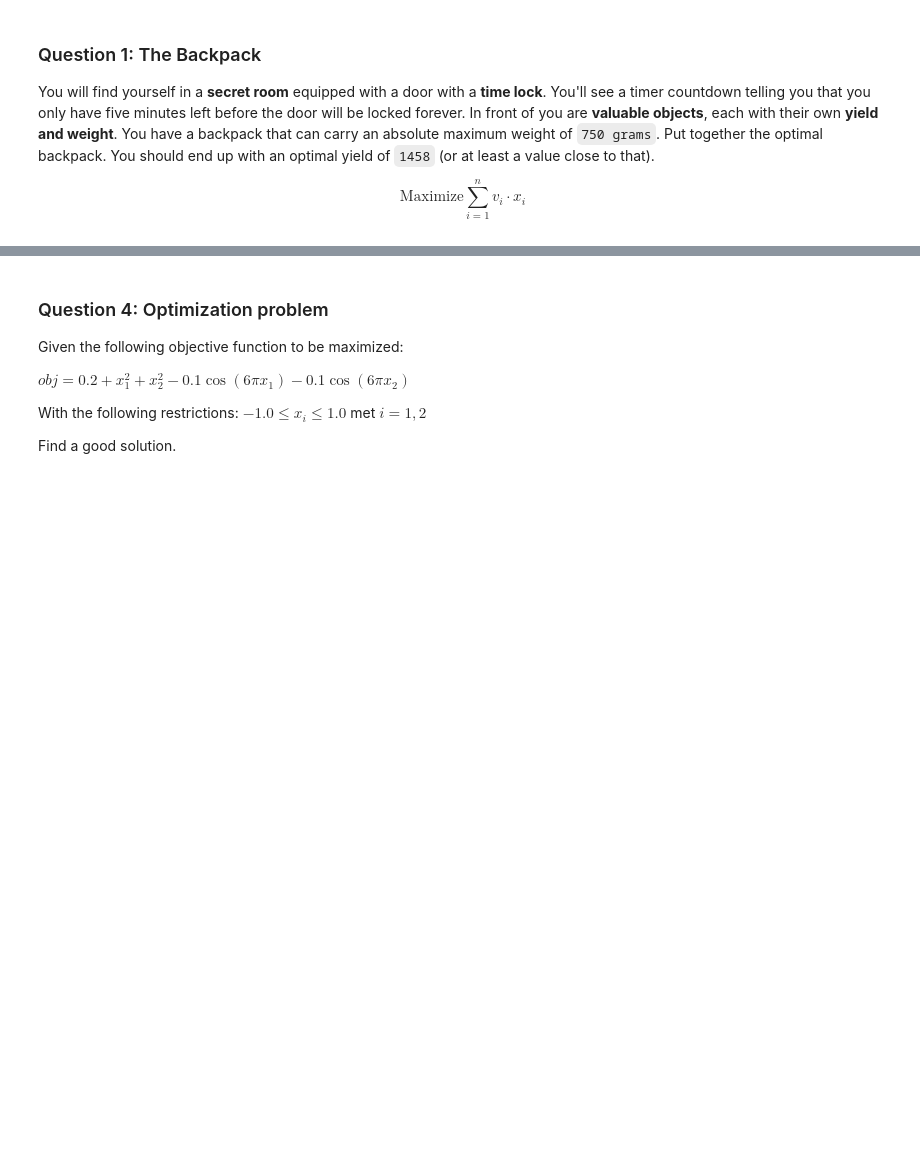
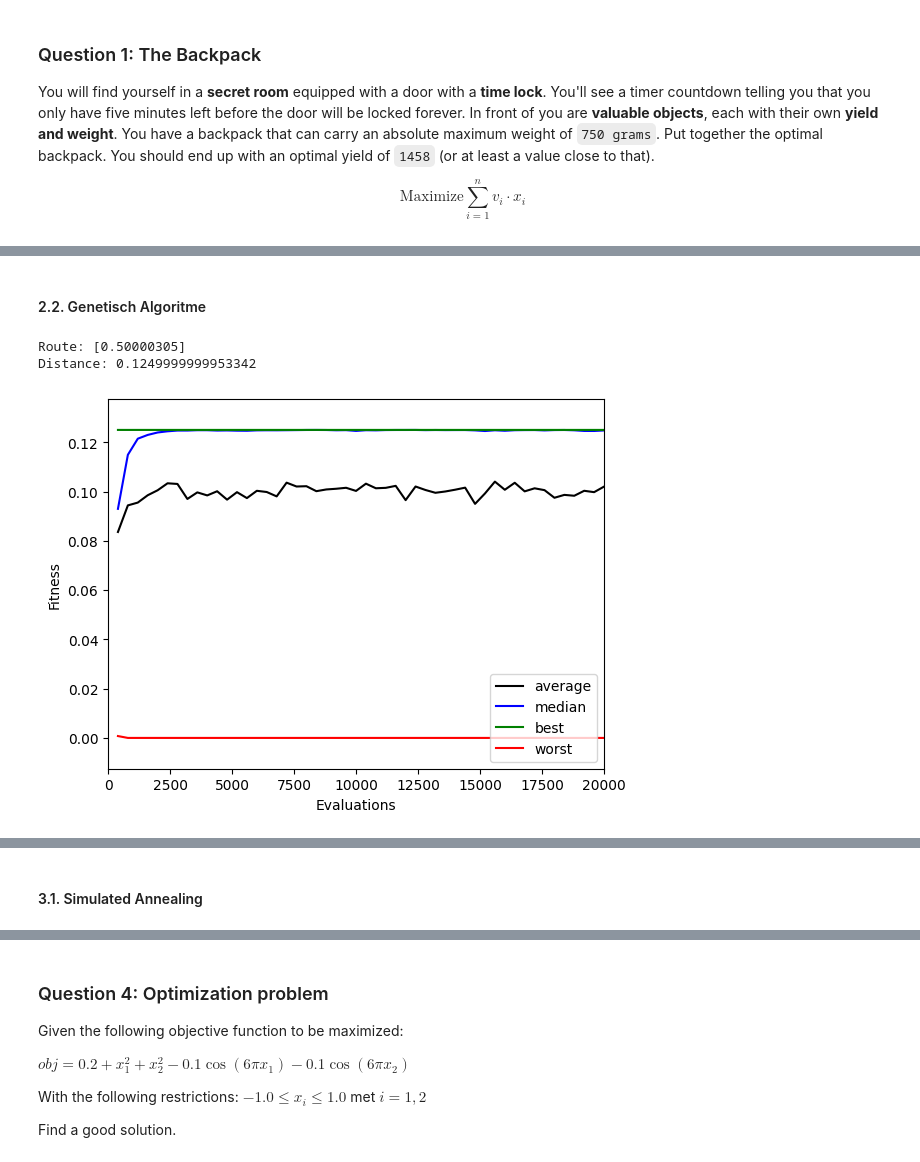
Before and after one commit to EliasDeHondt/DataScience2, a Jupyter notebook: W23P4-W24P4/Exercises Meta Heuristics.ipynb, the cells around one changed output, grey strips where cells are left out. Drawn from its saved outputs; the diff is of its cells as text; code cells hidden in the pictures; blank space fills up the shorter version.

```diff
--- a/W23P4-W24P4/Exercises Meta Heuristics.ipynb
+++ b/W23P4-W24P4/Exercises Meta Heuristics.ipynb
@@ -184,3 +342,38 @@ Distance: 0.1249999999957189
+# %% [markdown]
+#### 2.2. Genetisch Algoritme
+# %%
+def generate(random = None, args = None):
+    return np.random.uniform(low=0, high=1, size=1)
+
+def evaluate(candidates, args = None):
+    fitness = []
+    for candidate in candidates:
+        b = candidate[0]
+        h = (1 - b) / 2
+        fitness.append(b * h)
+    return fitness
+
+rand = Random()
+ga = ec.GA(rand)
+ga.terminator = ec.terminators.evaluation_termination
+ga.variator = [ec.variators.arithmetic_crossover, ec.variators.gaussian_mutation]
+ga.observer = ec.observers.plot_observer
+population = ga.evolve(
+    generator=generate,
+    evaluator=evaluate,
+    selector = ec.selectors.fitness_proportionate_selection,
+    pop_size=400,
+    maximize=True, # Maximize
+    bounder=ec.Bounder(0, 1),
+    max_evaluations=20000,
+    mutation_rate=0.25)
+population.sort(reverse=True)
+
+print(f"Route: {population[0].candidate}\nDistance: {population[0].fitness}")
+# %% [output]
+Route: [0.50000305]
+Distance: 0.1249999999953342
+[figure, added]
 # %% [markdown]
 ### Question 3: The Football Stadium
 The local sports club wants to build a new stadium. The perimeter of the sports field should be `400m`, and at the same time we want to ensure that the central midfield has a maximum surface area. Determine the ideal length and width ratio.
@@ -188,6 +381,8 @@ The local sports club wants to build a new stadium. The perimeter of the sports
 $$ \text{Maximize } L \cdot B $$
 
 ![The Football Stadium](Images/theFootballStadium.png)
+# %% [markdown]
+#### 3.1. Simulated Annealing
 # %%
 class TheFootballStadium(Annealer):
     def energy(self):
```
Also changed, not shown: parts of 26 cells of this notebook, 3 other files.
